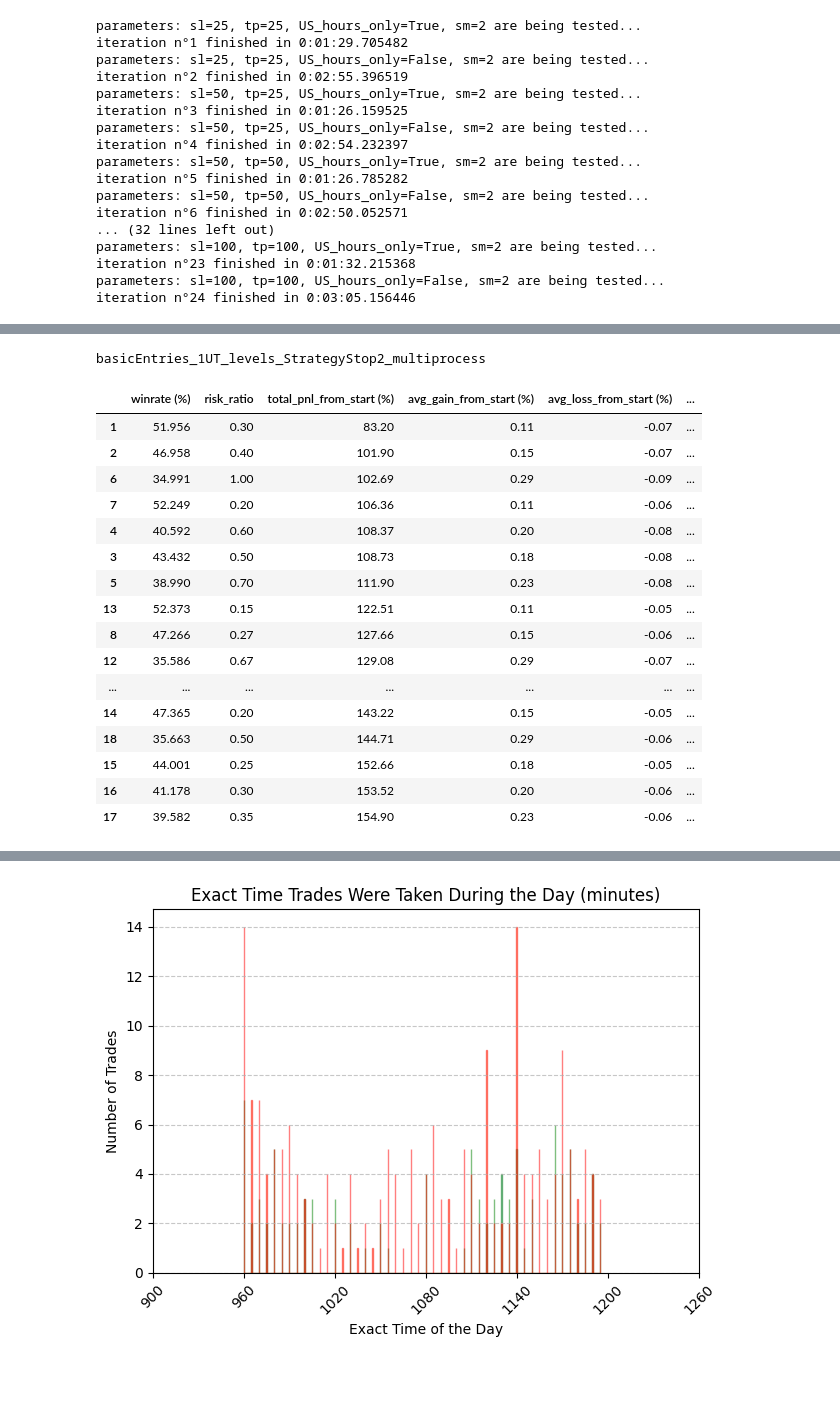
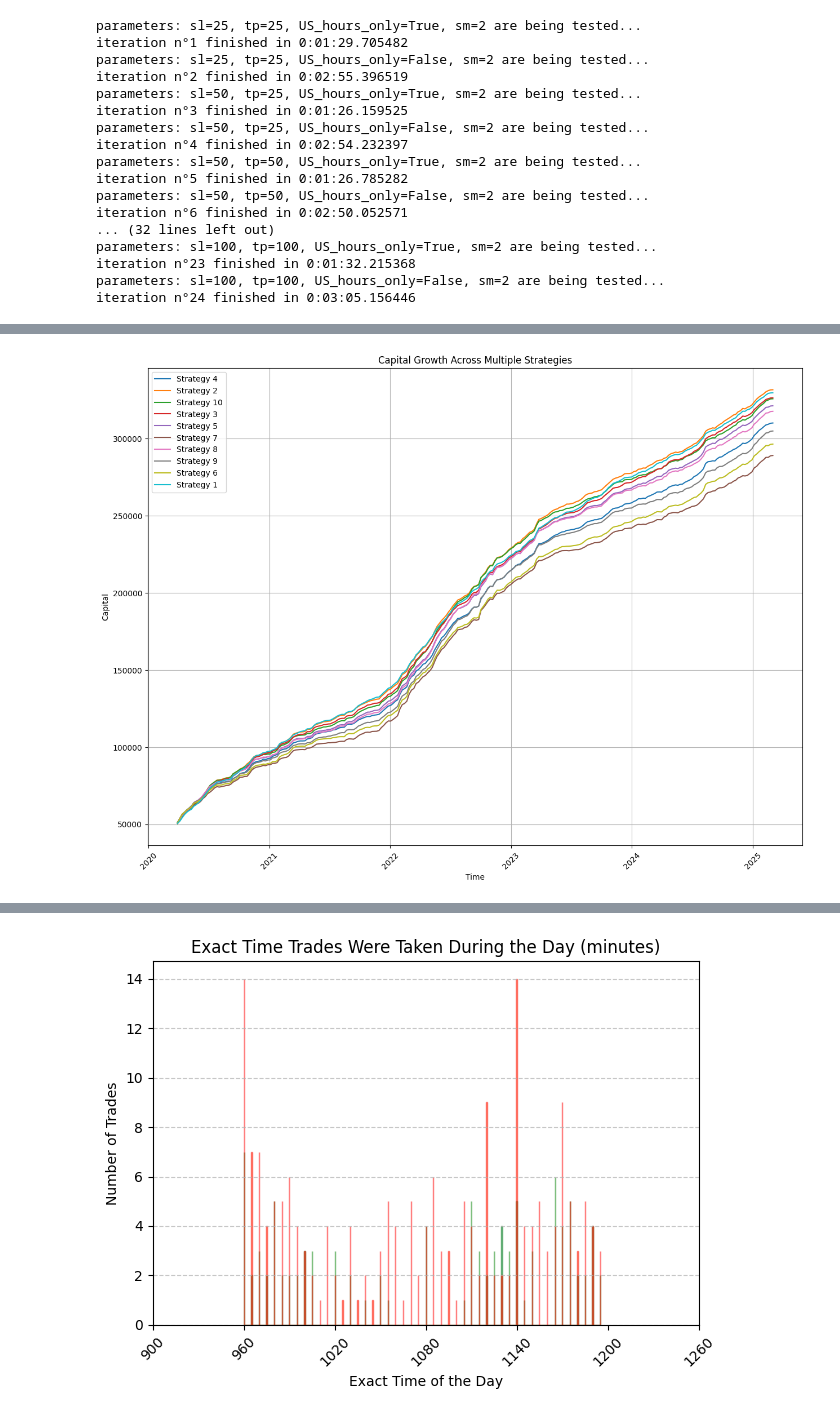
Before and after one commit to tessanix/Backtest_Trading, a Jupyter notebook: strategies_backtest.ipynb, the cells around one changed output, grey strips where cells are left out. Cells and saved outputs as stored; diff of their text form; code cells hidden in the pictures; blank space fills up the shorter version.

```diff
--- a/strategies_backtest.ipynb
+++ b/strategies_backtest.ipynb
@@ -168,25 +168,12 @@ basicEntries_1UT_levels_breakeven=0_StrategyStop2
+# %%
+plot_backtested_return_curve(pathOfData='trade_datas/MES/basicEntries_pivot_StrategyStop2_tenkanAngle_5contracts_2TP_1M.pkl',
+                             plotAllDatas=True,
+                             plotSize=(15,11))
+# %% [output]
+[figure, added]
 # %%
 import pandas as pd
-print('basicEntries_1UT_levels_StrategyStop2_multiprocess')
-trades_database = load_object('trade_datas/basicEntries_1UT_levels_StrategyStop2_multiprocess.pkl')
+print('basicEntries_pivot_StrategyStop2_tenkanAngle_5contracts_2TP_1M')
+trades_database = load_object('trade_datas/CL/basicEntries_pivot_StrategyStop2_1contracts_2TP_1M.pkl')
 winrate_dictionnary = create_winrate_dictionnary(trades_database, 2)
 pd.DataFrame.from_dict(winrate_dictionnary, orient='index')
-# %% [output]
-basicEntries_1UT_levels_StrategyStop2_multiprocess
-|  | winrate (%) | risk_ratio | total_pnl_from_start (%) | avg_gain_from_start (%) | avg_loss_from_start (%) | ... |
-| 1 | 51.956 | 0.30 | 83.20 | 0.11 | -0.07 | ... |
-| 2 | 46.958 | 0.40 | 101.90 | 0.15 | -0.07 | ... |
-| 6 | 34.991 | 1.00 | 102.69 | 0.29 | -0.09 | ... |
-| 7 | 52.249 | 0.20 | 106.36 | 0.11 | -0.06 | ... |
-| 4 | 40.592 | 0.60 | 108.37 | 0.20 | -0.08 | ... |
-| 3 | 43.432 | 0.50 | 108.73 | 0.18 | -0.08 | ... |
-| 5 | 38.990 | 0.70 | 111.90 | 0.23 | -0.08 | ... |
-| 13 | 52.373 | 0.15 | 122.51 | 0.11 | -0.05 | ... |
-| 8 | 47.266 | 0.27 | 127.66 | 0.15 | -0.06 | ... |
-| 12 | 35.586 | 0.67 | 129.08 | 0.29 | -0.07 | ... |
-| ... | ... | ... | ... | ... | ... | ... |
-| 14 | 47.365 | 0.20 | 143.22 | 0.15 | -0.05 | ... |
-| 18 | 35.663 | 0.50 | 144.71 | 0.29 | -0.06 | ... |
-| 15 | 44.001 | 0.25 | 152.66 | 0.18 | -0.05 | ... |
-| 16 | 41.178 | 0.30 | 153.52 | 0.20 | -0.06 | ... |
-| 17 | 39.582 | 0.35 | 154.90 | 0.23 | -0.06 | ... |
```
Also changed, not shown: parts of 11 cells of this notebook, 19 other files.
